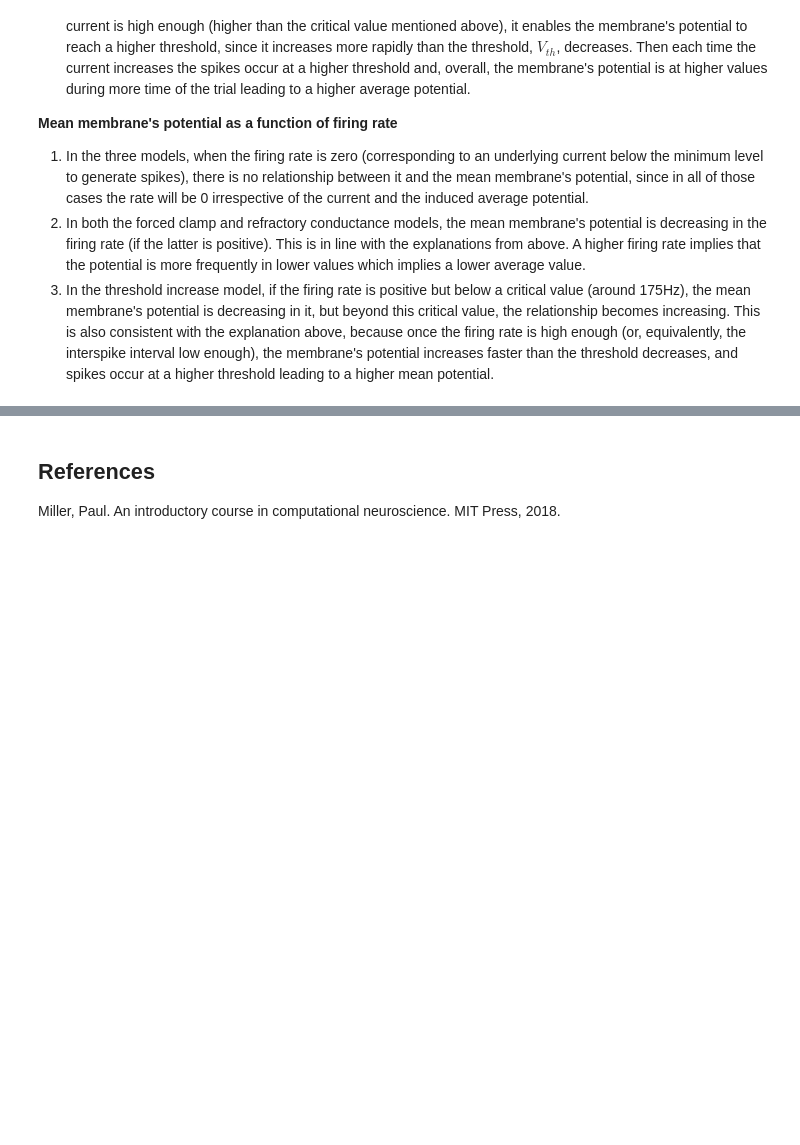
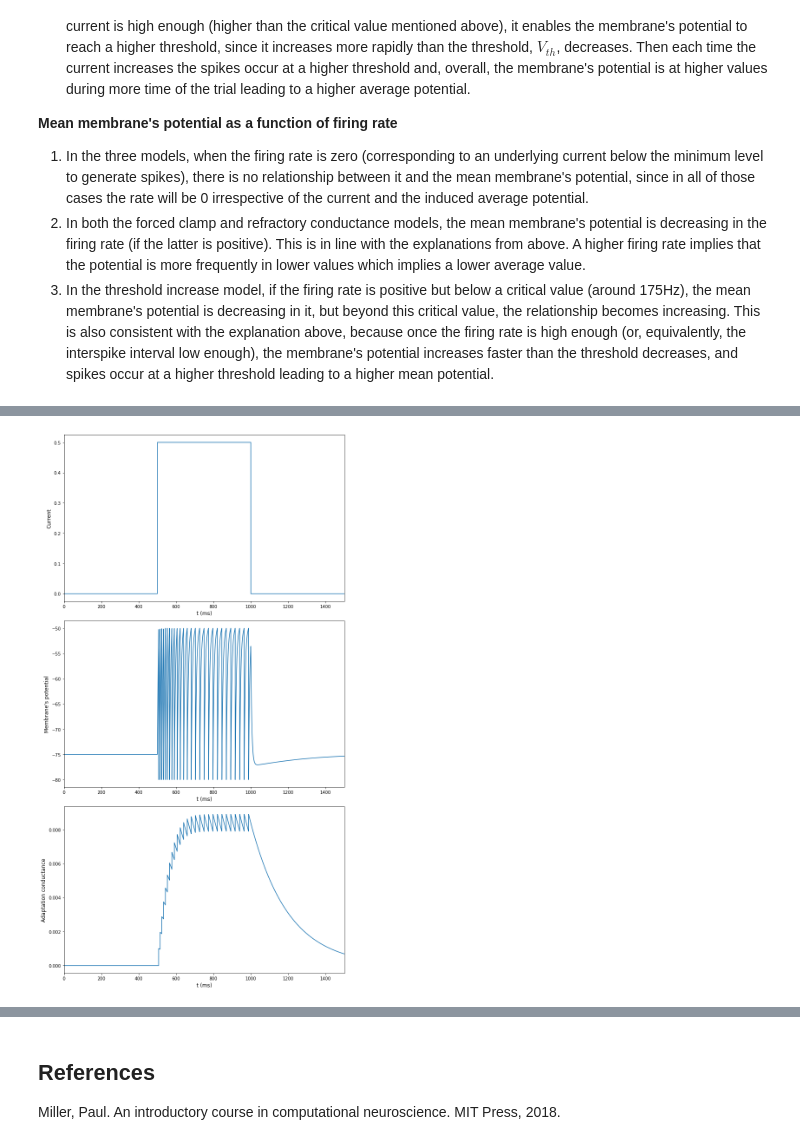
Before and after one commit to Romoflow/comp_neuro_models, a Jupyter notebook: lif.ipynb, the cells around one changed output, grey strips where cells are left out. Cells and saved outputs as stored; diff of their text form; code cells hidden in the pictures; blank space fills up the shorter version.

Commit message:
Add models with spike-rate adaptation

```diff
--- a/lif.ipynb
+++ b/lif.ipynb
@@ -252,7 +252,7 @@ def simulate_forced_clamp(I_app, t_max=2000, timestep=0.1, G_L=(1/100), E_L=-70,
             "t": t,
             "I": I,
             "spike_train": spikes,
-            "spike_times": t[spikes],
+            "spike_times": t[spikes.astype(bool)],
             "mean_potential": V_m.mean(),
             "firing_rate": firing_rate}
 # %% [markdown]
@@ -316,7 +316,7 @@ def simulate_threshold_increase(I_app, t_max=2000, timestep=0.1, G_L=(1/100), E_
             "t": t,
             "I": I,
             "spike_train": spikes,
-            "spike_times": t[spikes],
+            "spike_times": t[spikes.astype(bool)],
             "mean_potential": V_m.mean(),
             "firing_rate": firing_rate}
 # %%
@@ -397,7 +399,7 @@ def simulate_refractory_conductance(I_app, t_max=2000, timestep=0.1, G_L=(1/100)
             "t": t,
             "I": I,
             "spike_train": spikes,
-            "spike_times": t[spikes],
+            "spike_times": t[spikes.astype(bool)],
             "mean_potential": V_m.mean(),
             "firing_rate": firing_rate}
 # %%
@@ -469,0 +550,6 @@ plt.show()
+# %%
+# Plot a 500pA current applied from 0.5s until 1.0s
+sim_results = simulate(0.5, t_max=1500, constant_current=False, current_t_min=500, current_t_max=1000)
+plot_results(sim_results, t_min=0, t_max=1500)
+# %% [output]
+[figure, added]
```
Also changed, not shown: parts of 16 cells of this notebook.
